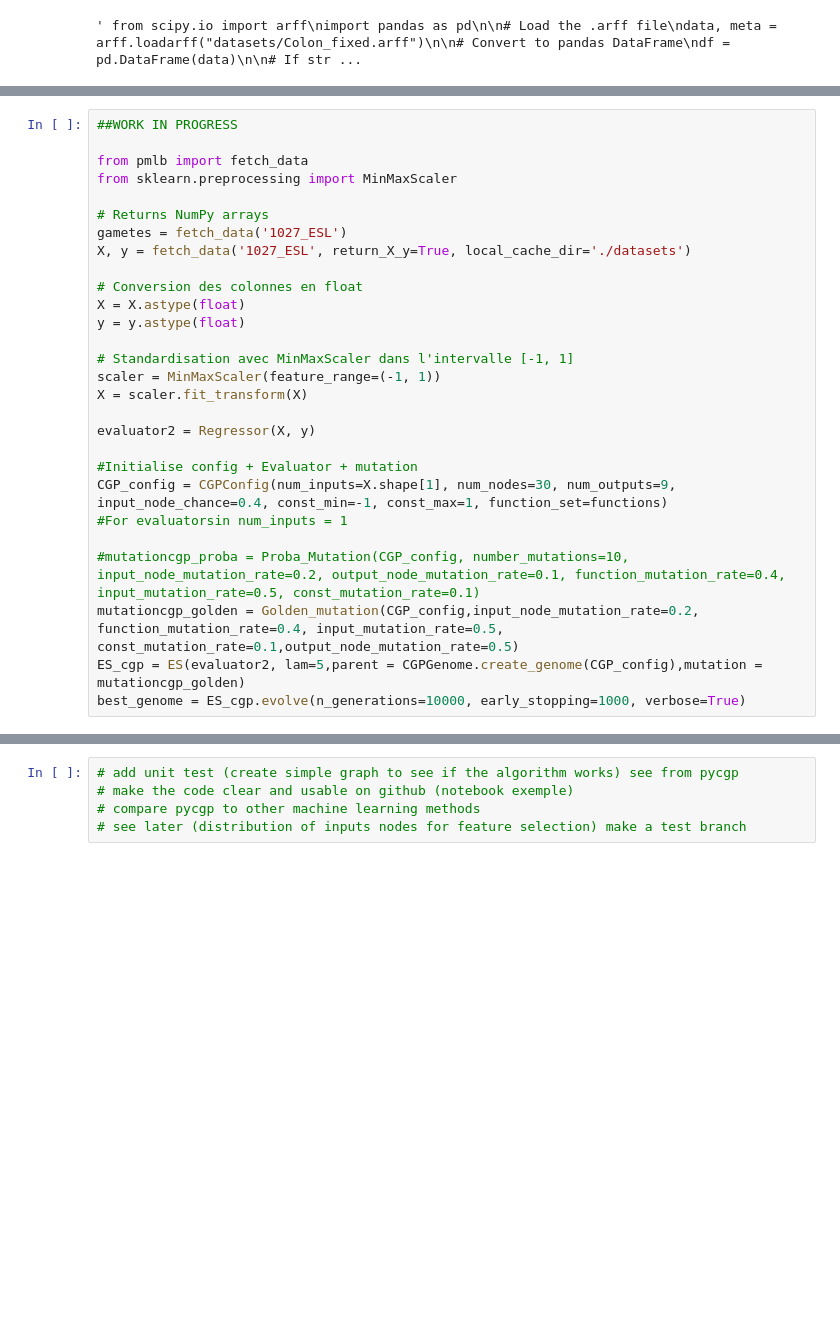
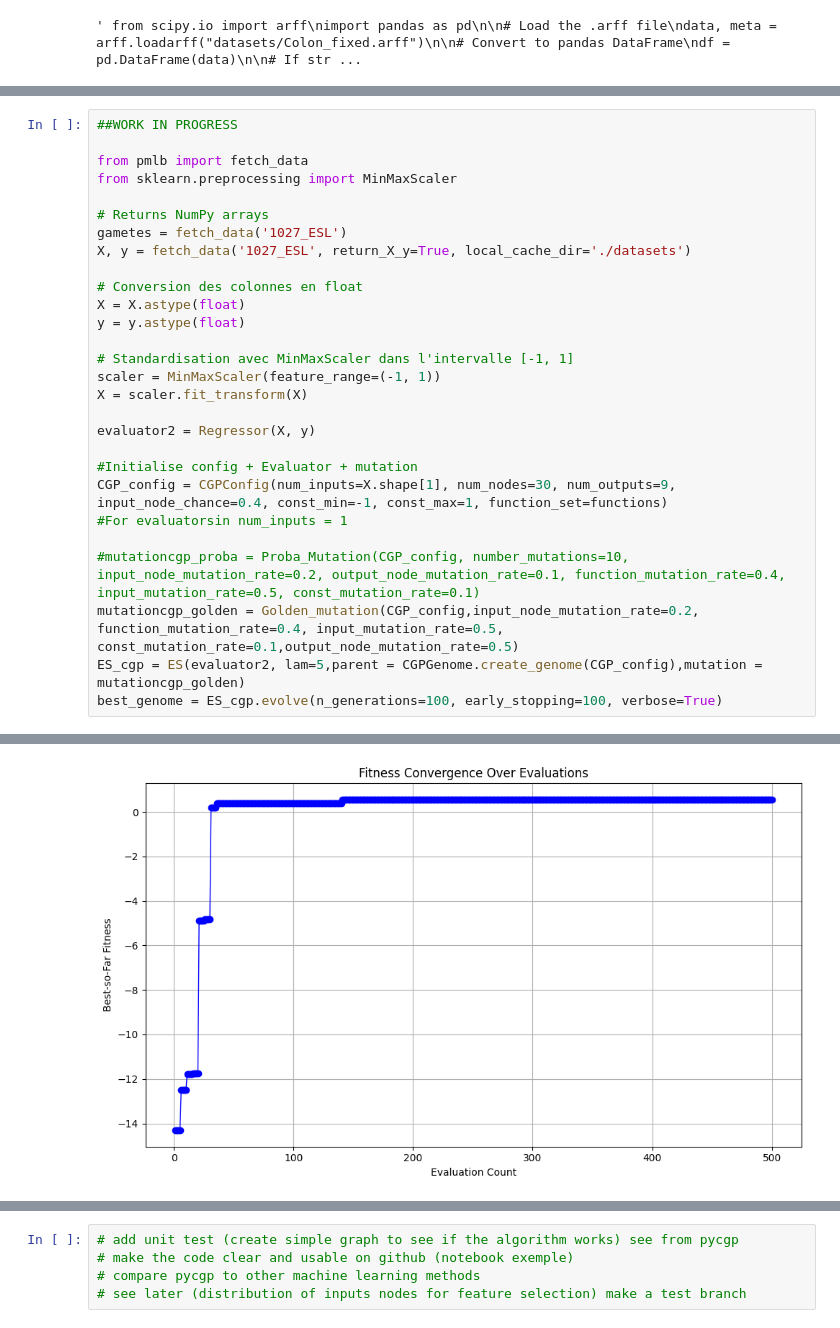
Before and after one commit to yurilavinas/pyCGP2.0, a Jupyter notebook: Exemple.ipynb, the cells around one changed output, grey strips where cells are left out. Saved outputs shown, nothing was run; the diff lists cells and outputs as text; blank space fills up the shorter version.

Commit message:
improvement on graph viz

```diff
--- a/Exemple.ipynb
+++ b/Exemple.ipynb
@@ -214,5 +214,5 @@ CGP_config = CGPConfig(num_inputs=X.shape[1], num_nodes=30, num_outputs=9, input
 #mutationcgp_proba = Proba_Mutation(CGP_config, number_mutations=10, input_node_mutation_rate=0.2, output_node_mutation_rate=0.1, function_mutation_rate=0.4, input_mutation_rate=0.5, const_mutation_rate=0.1)
 mutationcgp_golden = Golden_mutation(CGP_config,input_node_mutation_rate=0.2, function_mutation_rate=0.4, input_mutation_rate=0.5, const_mutation_rate=0.1,output_node_mutation_rate=0.5)
 ES_cgp = ES(evaluator2, lam=5,parent = CGPGenome.create_genome(CGP_config),mutation = mutationcgp_golden)
-best_genome = ES_cgp.evolve(n_generations=10000, early_stopping=1000, verbose=True)
+best_genome = ES_cgp.evolve(n_generations=100, early_stopping=100, verbose=True)
 # %% [output]
@@ -235,0 +236 @@ Generation 1440
+[figure, added]
```
Also changed, not shown: parts of 4 cells of this notebook, 2 other files.
